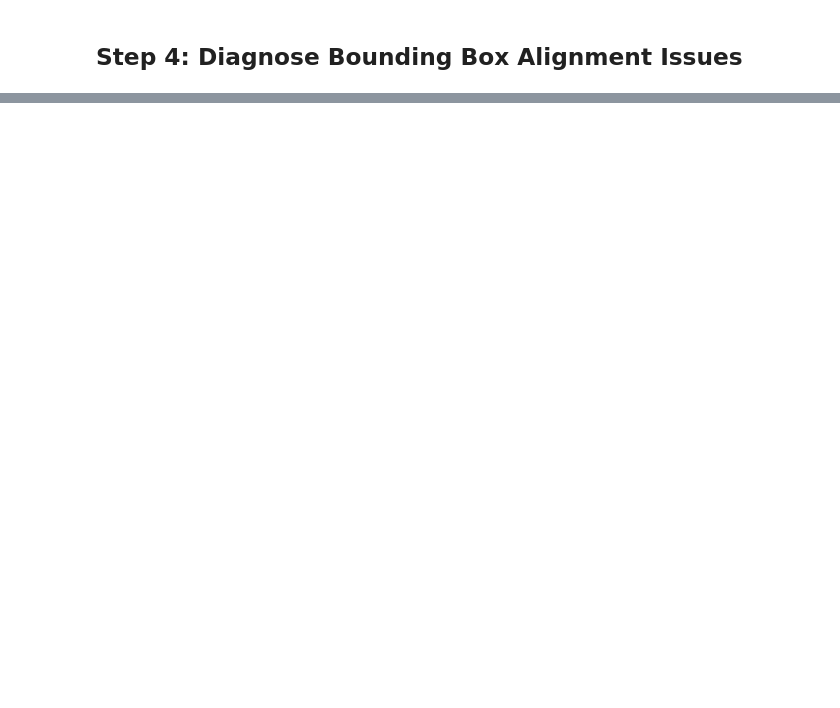
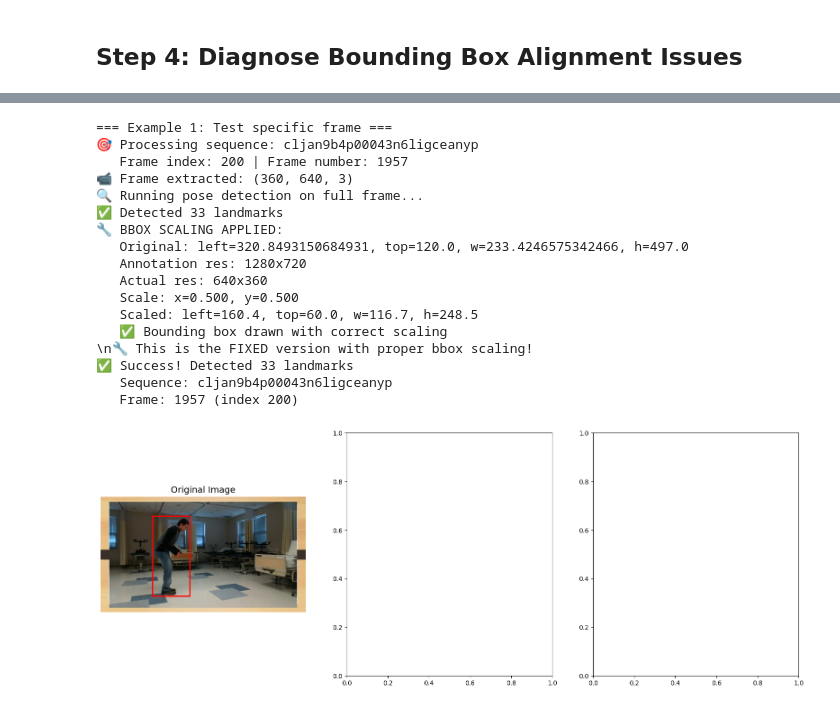
Before and after one commit to brilliantbeaver/alexpose, a Jupyter notebook: notebooks/explore.ipynb, the cells around one changed output, grey strips where cells are left out. Drawn from its saved outputs; the diff is of its cells as text; code cells hidden in the pictures; blank space fills up the shorter version.

```diff
--- a/notebooks/explore.ipynb
+++ b/notebooks/explore.ipynb
@@ -351,0 +1435,34 @@ diagnose_bbox_alignment(sequences, first_seq_id, frame_index=0)
+# %%
+# Example 1: Test a specific frame from the first sequence
+print("=== Example 1: Test specific frame ===")
+frame_index=200
+result1 = test_mediapipe_pose_detection(
+    sequence_id=list(sequences.keys())[0],  # First sequence
+    frame_index=frame_index,
+    title_prefix=f"Frame {frame_index}"
+)
+
+if result1:
+    keypoints, frame_rgb, metadata = result1
+    print(f"✅ Success! Detected {len(keypoints)} landmarks")
+    print(f"   Sequence: {metadata['sequence_id']}")
+    print(f"   Frame: {metadata['frame_num']} (index {metadata['frame_index']})")
+# %% [output]
+=== Example 1: Test specific frame ===
+🎯 Processing sequence: cljan9b4p00043n6ligceanyp
+   Frame index: 200 | Frame number: 1957
+📹 Frame extracted: (360, 640, 3)
+🔍 Running pose detection on full frame...
+✅ Detected 33 landmarks
+🔧 BBOX SCALING APPLIED:
+   Original: left=320.8493150684931, top=120.0, w=233.4246575342466, h=497.0
+   Annotation res: 1280x720
+   Actual res: 640x360
+   Scale: x=0.500, y=0.500
+   Scaled: left=160.4, top=60.0, w=116.7, h=248.5
+   ✅ Bounding box drawn with correct scaling
+\n🔧 This is the FIXED version with proper bbox scaling!
+✅ Success! Detected 33 landmarks
+   Sequence: cljan9b4p00043n6ligceanyp
+   Frame: 1957 (index 200)
+[figure, added]
```
Also changed, not shown: parts of 22 cells of this notebook, 20 other files.
